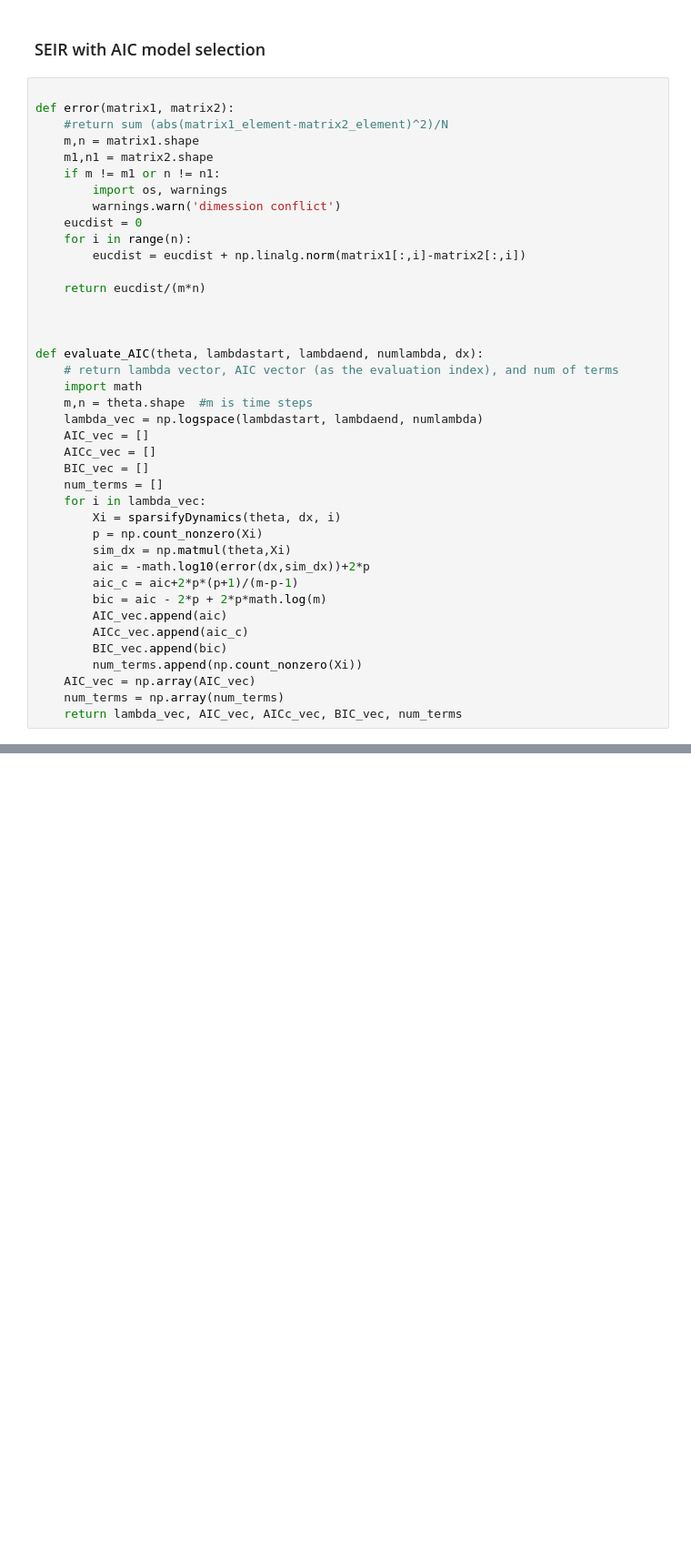
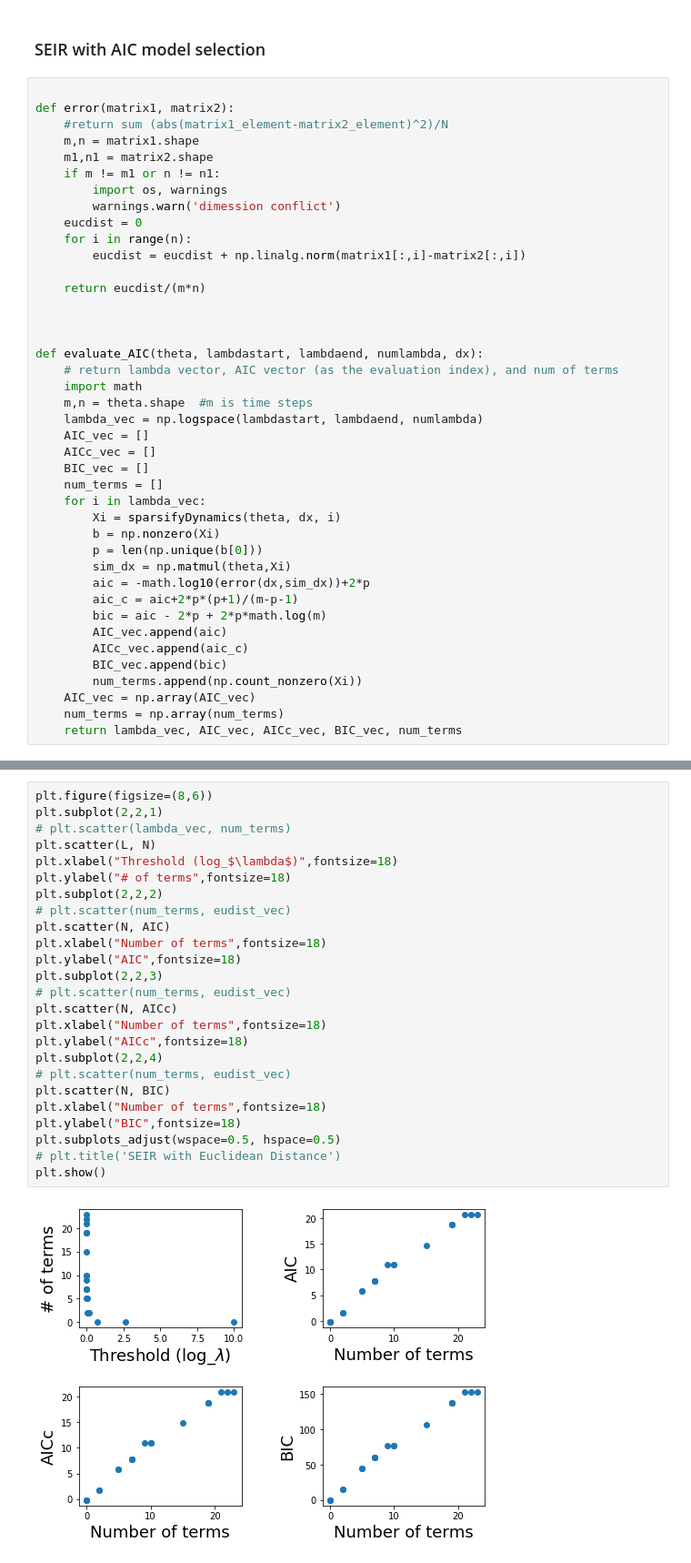
Before and after one commit to mircobial-evolution-dynamic/governing-equations, a Jupyter notebook: Lorenz (changed params) and SEIR.ipynb, the cells around one changed output, grey strips where cells are left out. Shown at 91% size. Saved outputs shown, nothing was run; the diff lists cells and outputs as text; blank space fills up the shorter version.

```diff
--- a/Lorenz (changed params) and SEIR.ipynb
+++ b/Lorenz (changed params) and SEIR.ipynb
@@ -420,7 +424,8 @@ def evaluate_AIC(theta, lambdastart, lambdaend, numlambda, dx):
     num_terms = []
     for i in lambda_vec:
         Xi = sparsifyDynamics(theta, dx, i)
-        p = np.count_nonzero(Xi)
+        b = np.nonzero(Xi)
+        p = len(np.unique(b[0]))
         sim_dx = np.matmul(theta,Xi)
         aic = -math.log10(error(dx,sim_dx))+2*p
         aic_c = aic+2*p*(p+1)/(m-p-1)
@@ -449,2 +454,29 @@ print(N)
  -0.19561326 -0.19561326]
 [23 22 21 19 19 19 15 10 10  9  7  7  7  5  5  2  2  0  0  0]
+# %%
+plt.figure(figsize=(8,6))
+plt.subplot(2,2,1)
+# plt.scatter(lambda_vec, num_terms)
+plt.scatter(L, N)
+plt.xlabel("Threshold (log_$\lambda$)",fontsize=18)
+plt.ylabel("# of terms",fontsize=18)
+plt.subplot(2,2,2)
+# plt.scatter(num_terms, eudist_vec)
+plt.scatter(N, AIC)
+plt.xlabel("Number of terms",fontsize=18)
+plt.ylabel("AIC",fontsize=18)
+plt.subplot(2,2,3)
+# plt.scatter(num_terms, eudist_vec)
+plt.scatter(N, AICc)
+plt.xlabel("Number of terms",fontsize=18)
+plt.ylabel("AICc",fontsize=18)
+plt.subplot(2,2,4)
+# plt.scatter(num_terms, eudist_vec)
+plt.scatter(N, BIC)
+plt.xlabel("Number of terms",fontsize=18)
+plt.ylabel("BIC",fontsize=18)
+plt.subplots_adjust(wspace=0.5, hspace=0.5)
+# plt.title('SEIR with Euclidean Distance')
+plt.show()
+# %% [output]
+[figure, added]
```
Also changed, not shown: parts of 13 cells of this notebook.
